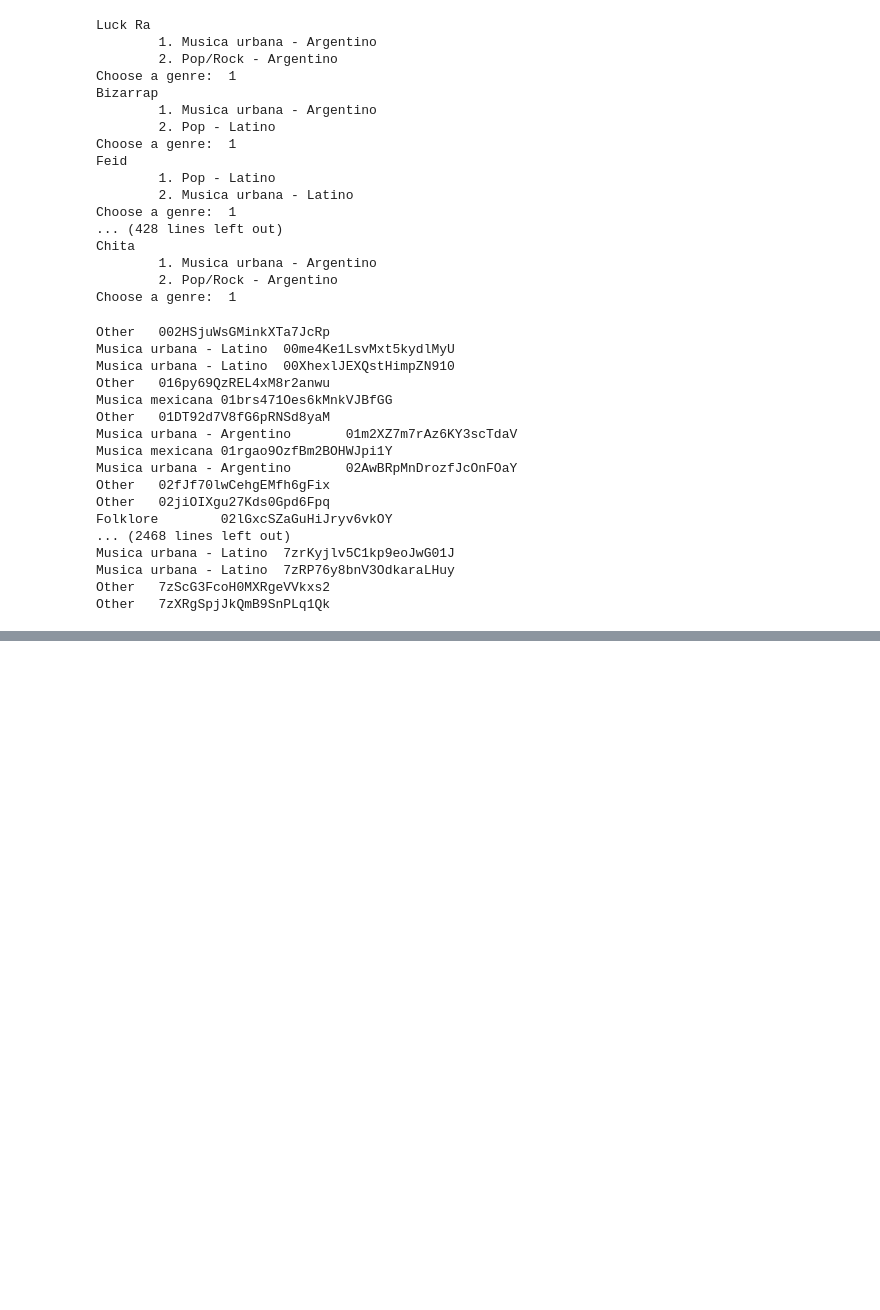
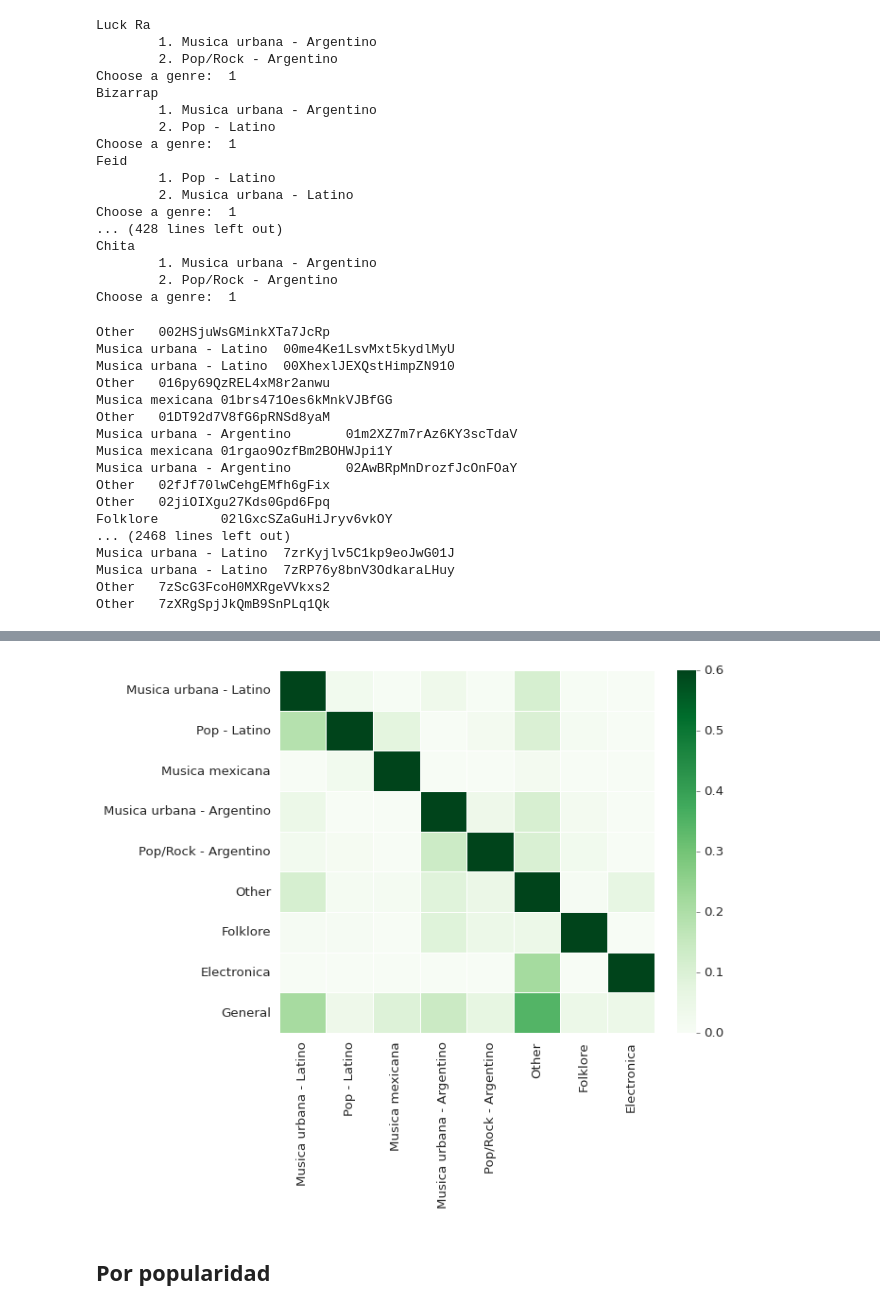
Before and after one commit to MauricioBuzzone/TDA2-RedesSociales, a Jupyter notebook: Spotify/Homophily.ipynb, the cells around one changed output, grey strips where cells are left out. Saved outputs shown, nothing was run; the diff lists cells and outputs as text; code cells hidden in the pictures; blank space fills up the shorter version.

```diff
--- a/Spotify/Homophily.ipynb
+++ b/Spotify/Homophily.ipynb
@@ -103,0 +207,4 @@ Other   7zXRgSpjJkQmB9SnPLq1Qk
+# %%
+tipos = ["Musica urbana - Latino", "Pop - Latino", "Musica mexicana", "Musica urbana - Argentino", "Pop/Rock - Argentino", "Other", "Folklore", "Electronica"]
+mapa = {tipo_i:{tipo_j:0 for tipo_j in tipos} for tipo_i in tipos+["General"]}
+homofilia(network, "genre", mapa)
@@ -103,0 +229,10 @@ Other   7zXRgSpjJkQmB9SnPLq1Qk
+# %%
+df = pd.DataFrame(mapa).T
+
+ax = sns.heatmap(df, linewidth=0.5, cmap="Greens")
+ax.collections[0].set_clim(0, 0.60)
+plt.show()
+# %% [output]
+[figure, added]
+# %% [markdown]
+## Por popularidad
```
Also changed, not shown: parts of 19 cells of this notebook, 16 other files.
